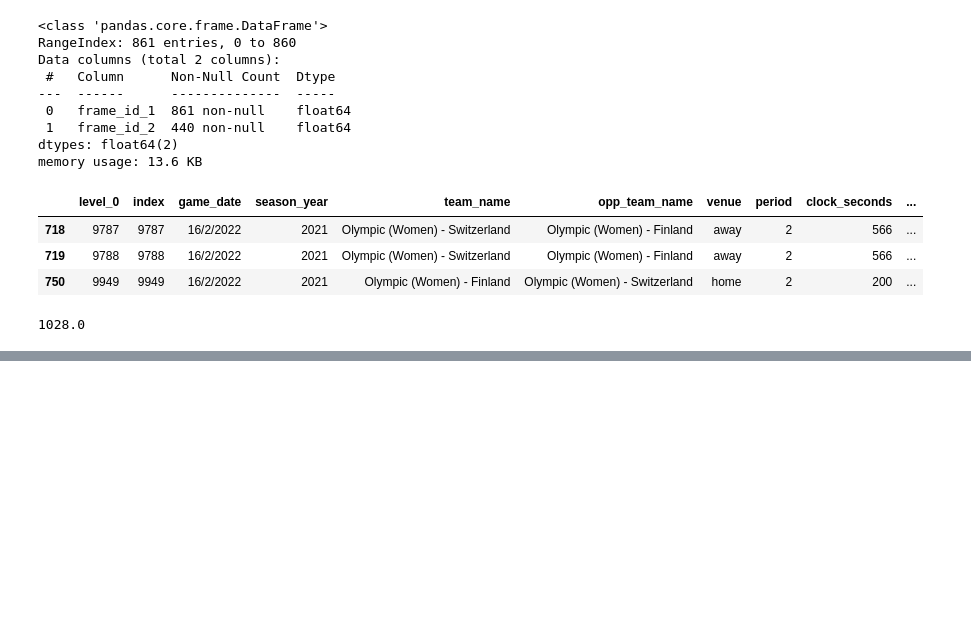
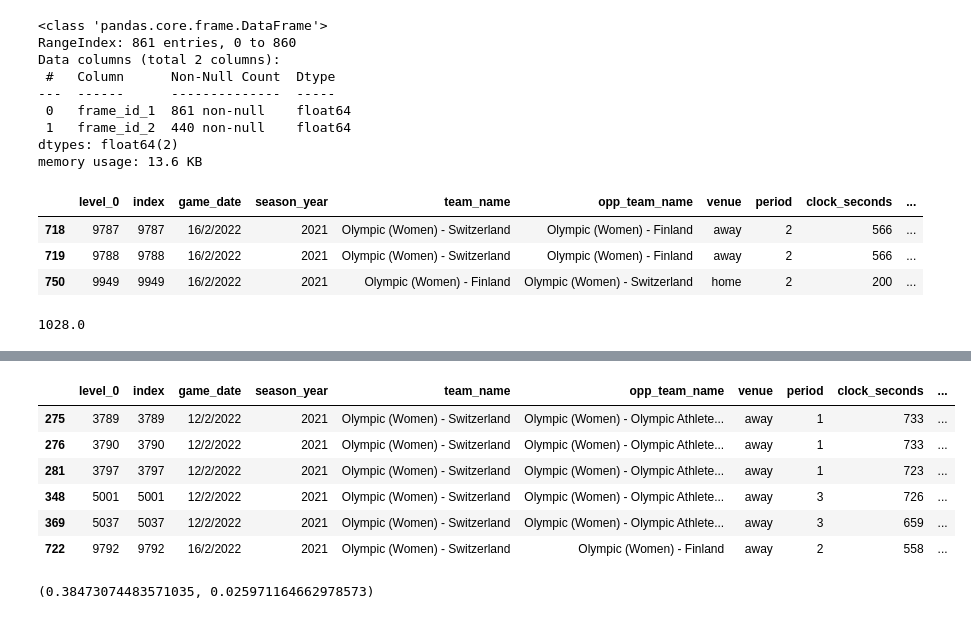
Before and after one commit to TK5-Tim/Big-Data-Cup, a Jupyter notebook: 2022/pp_danger_tracking.ipynb, the cells around one changed output, grey strips where cells are left out. Drawn from its saved outputs; the diff is of its cells as text; code cells hidden in the pictures; blank space fills up the shorter version.

```diff
--- a/2022/pp_danger_tracking.ipynb
+++ b/2022/pp_danger_tracking.ipynb
@@ -169,0 +314,14 @@ df_pbp_pp['diff_nearest_defender'] = df_pbp_pp['nearest_defender'] - df_pbp_pp['
+# %%
+df_pbp_pp.loc[(df_pbp_pp['x_coord'] >= O_ZONE) & ((df_pbp_pp['x_coord_2'] >= O_ZONE) | (df_pbp_pp['x_coord_2'].isna())) & (df_pbp_pp['player_name'] == "Keely Moy"), :]
+# %% [output]
+|  | level_0 | index | game_date | season_year | team_name | opp_team_name | venue | period | clock_seconds | ... |
+| 275 | 3789 | 3789 | 12/2/2022 | 2021 | Olympic (Women) - Switzerland | Olympic (Women) - Olympic Athlete... | away | 1 | 733 | ... |
+| 276 | 3790 | 3790 | 12/2/2022 | 2021 | Olympic (Women) - Switzerland | Olympic (Women) - Olympic Athlete... | away | 1 | 733 | ... |
+| 281 | 3797 | 3797 | 12/2/2022 | 2021 | Olympic (Women) - Switzerland | Olympic (Women) - Olympic Athlete... | away | 1 | 723 | ... |
+| 348 | 5001 | 5001 | 12/2/2022 | 2021 | Olympic (Women) - Switzerland | Olympic (Women) - Olympic Athlete... | away | 3 | 726 | ... |
+| 369 | 5037 | 5037 | 12/2/2022 | 2021 | Olympic (Women) - Switzerland | Olympic (Women) - Olympic Athlete... | away | 3 | 659 | ... |
+| 722 | 9792 | 9792 | 16/2/2022 | 2021 | Olympic (Women) - Switzerland | Olympic (Women) - Finland | away | 2 | 558 | ... |
+# %%
+df_pbp_pp.loc[(df_pbp_pp['x_coord'] >= O_ZONE) & (df_pbp_pp['x_coord_2'] >= O_ZONE | df_pbp_pp['x_coord_2'].isna()),'diff_nearest_defender'].mean(), df_pbp_pp.loc[(df_pbp_pp['x_coord'] >= O_ZONE),'diff_nearest_defender'].mean()
+# %% [output]
+(0.38473074483571035, 0.025971164662978573)
```
Also changed, not shown: parts of 36 cells of this notebook, 3 other files.
